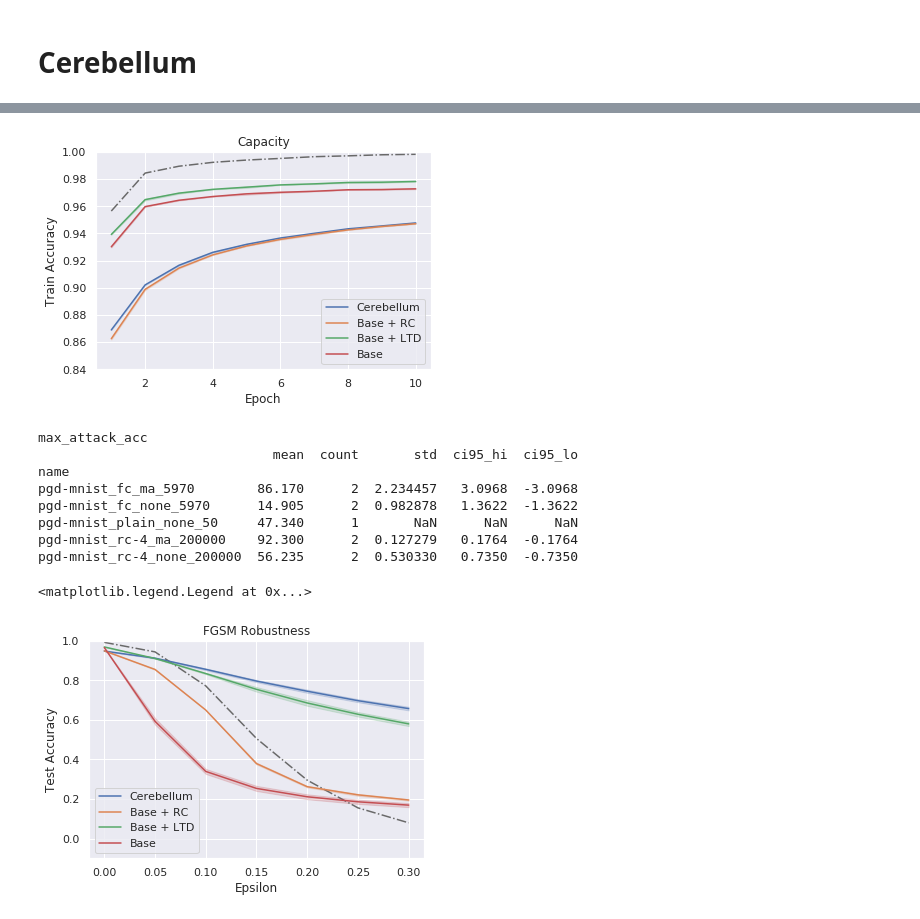
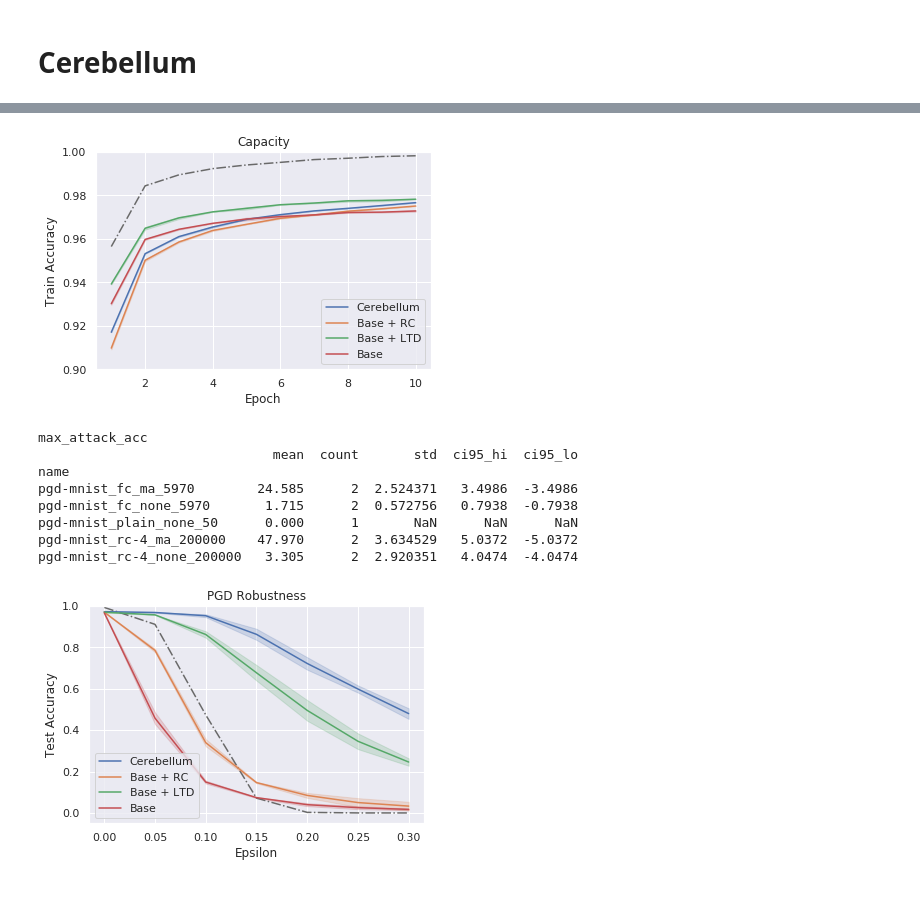
Before and after one commit to liuyuezhang/cerebellum, a Jupyter notebook: notebook/plot.ipynb, the cells around one changed output, grey strips where cells are left out. Drawn from its saved outputs; the diff is of its cells as text; code cells hidden in the pictures.

```diff
--- a/notebook/plot.ipynb
+++ b/notebook/plot.ipynb
@@ -170,6 +169,7 @@ plt.savefig('/home/liuyuezhangadam/Desktop/cerebellum/fig/wide_'+ENV+'.png', dpi
 # %% [output]
 [figure]
 # %%
+EPS=0.1
 ATTACK = 'fgsm'
 ENV = ATTACK + '-mnist'
 METHOD = 'fc'
@@ -195,7 +195,7 @@ for run in runs:
         temp['seed'] = seed
         df = df.append(temp)
 
-        max_attack_acc = history['max_attack_acc'].dropna().item() * 100
+        max_attack_acc = temp[temp['eps'] == EPS]['attack_acc'].item() * 100
         name = env + '_' + method + '_' + ltd + '_' + str(n)
         table = table.append(pd.DataFrame(
             {'max_attack_acc': max_attack_acc, 'name': name}, index=[run.name]))
@@ -292,6 +291,7 @@ plt.savefig('/home/liuyuezhangadam/Desktop/cerebellum/fig/ltd_'+ENV+'.png', dpi=
 # %% [output]
 [figure]
 # %%
+EPS = 0.1
 ATTACK = 'pgd'
 ENV = ATTACK + '-mnist'
 METHOD = 'fc'
@@ -318,7 +318,7 @@ for run in runs:
         temp['seed'] = seed
         df = df.append(temp)
 
-        max_attack_acc = history['max_attack_acc'].dropna().item() * 100
+        max_attack_acc = temp[temp['eps'] == EPS]['attack_acc'].item() * 100
         name = env + '_' + method + '_' + ltd + '_' + str(n)
         table = table.append(pd.DataFrame(
             {'max_attack_acc': max_attack_acc, 'name': name}, index=[run.name]))
@@ -429,4 +425,5 @@ ax.set(title='Capacity', xlabel='k', xscale='log', ylabel='Train Accuracy')
 # %%
+EPS = 0.1
 ATTACK = 'pgd'
 ENV = ATTACK + '-mnist'
 K = [1, 2, 4, 10, 20, 50, 100, 200, 400, 784]
@@ -455,12 +452,13 @@ for run in runs:
 #                 lambda x: '${}$'.format(int(x * 255)))
             temp[''] = history['eps'].dropna().apply(
                 lambda x: '${}$'.format(x))
+            temp['eps'] = history['eps']
             temp['k'] = k
             temp['Granule'] = method
             temp['seed'] = seed
             df = df.append(temp)
 
-            max_attack_acc = history['max_attack_acc'].dropna().item() * 100
+            max_attack_acc = temp[temp['eps'] == EPS]['attack_acc'].item() * 100
             name = env + '_' + method + '-' + str(k) + '_' + ltd + '_' + str(n)
             table = table.append(pd.DataFrame(
                 {'max_attack_acc': max_attack_acc, 'name': name}, index=[run.name]))
@@ -552,20 +556,28 @@ ax = sns.lineplot(x='epoch', y='train_acc', hue='', ci=95, n_boot=1000,
                   hue_order=['Cerebellum', 'Base + RC', 'Base + LTD', 'Base'],
                   data=df)
 ax.set(title='Capacity', xlabel='Epoch', ylabel='Train Accuracy')
-plt.ylim(0.84, 1.0)
+plt.ylim(0.9, 1.0)
 plt.legend(loc='lower right')
-plt.savefig('/home/liuyuezhangadam/Desktop/cerebellum/fig/cereb_'+ENV+'.png', dpi=300)
+plt.savefig('/home/liuyuezhangadam/Desktop/cerebellum/fig/cereb_'+ENV+'.png', dpi=300, bbox_inches='tight')
 # %% [output]
-[figure, old version]
+[figure, new version]
 # %%
-EPS = 0.1
 ATTACK = 'pgd'
+
+EPS = 0.3
 ENV = ATTACK + '-mnist'
 MODEL = {'plain_none_50': 'CNN',
          'rc-4_ma_200000': 'Cerebellum',
          'rc-4_none_200000': 'Base + RC',
          'fc_ma_5970': 'Base + LTD',
          'fc_none_5970': 'Base'}
+
+# EPS = 2 / 255
+# ENV = ATTACK + '-cifar10'
+# MODEL = {'rc-4_ma_200000': 'Cerebellum',
+#          'rc-4_none_200000': 'Base + RC',
+#          'fc_ma_1166': 'Base + LTD',
+#          'fc_none_1166': 'Base'}
 
 df = pd.DataFrame()
 table = pd.DataFrame()
@@ -594,20 +606,19 @@ calc_c95(table, 'max_attack_acc')
 max_attack_acc
                               mean  count       std  ci95_hi  ci95_lo
 name
-pgd-mnist_fc_ma_5970        86.170      2  2.234457   3.0968  -3.0968
-pgd-mnist_fc_none_5970      14.905      2  0.982878   1.3622  -1.3622
-pgd-mnist_plain_none_50     47.340      1       NaN      NaN      NaN
-pgd-mnist_rc-4_ma_200000    92.300      2  0.127279   0.1764  -0.1764
-pgd-mnist_rc-4_none_200000  56.235      2  0.530330   0.7350  -0.7350
+pgd-mnist_fc_ma_5970        24.585      2  2.524371   3.4986  -3.4986
+pgd-mnist_fc_none_5970       1.715      2  0.572756   0.7938  -0.7938
+pgd-mnist_plain_none_50      0.000      1       NaN      NaN      NaN
+pgd-mnist_rc-4_ma_200000    47.970      2  3.634529   5.0372  -5.0372
+pgd-mnist_rc-4_none_200000   3.305      2  2.920351   4.0474  -4.0474
 # %%
 plt.plot(baseline_dict[ENV]['eps'], baseline_dict[ENV]['attack_acc'], '-.', color='dimgrey')
 ax = sns.lineplot(x='eps', y='attack_acc', hue='', ci=95, n_boot=1000,
                   hue_order=['Cerebellum', 'Base + RC', 'Base + LTD', 'Base'],
                   data=df)
 ax.set(title=ATTACK.upper() + ' Robustness', xlabel='Epsilon', ylabel='Test Accuracy')
-plt.ylim(-0.1, 1.0)
+plt.ylim(-0.05, 1.0)
 plt.legend(loc='lower left')
-# plt.savefig('/home/liuyuezhangadam/Desktop/cerebellum/fig/cereb_'+ENV+'.png', dpi=300)
+plt.savefig('/home/liuyuezhangadam/Desktop/cerebellum/fig/cereb_'+ENV+'.png', dpi=300, bbox_inches='tight')
 # %% [output]
-<matplotlib.legend.Legend at 0x...>
-[figure, old version]
+[figure, new version]
```
Also changed, not shown: parts of 13 cells of this notebook, 3 other files.
